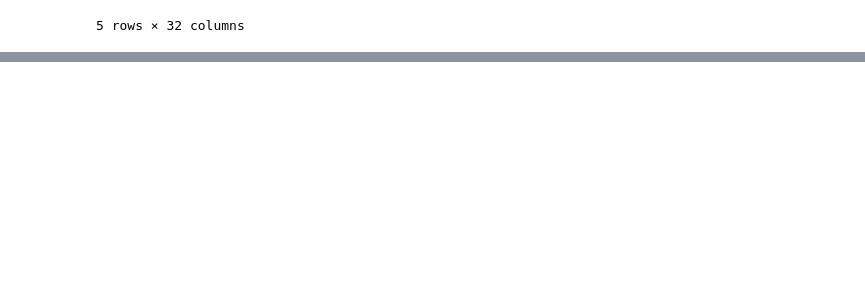
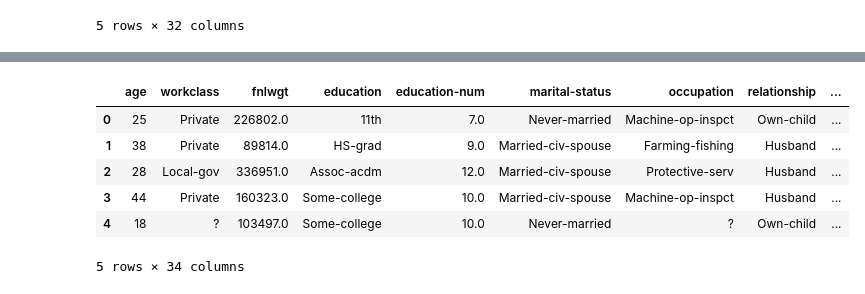
Before and after one commit to Firefwing999/coen242-project, a Jupyter notebook: COEN242 Final Project.ipynb, the cells around one changed output, grey strips where cells are left out. Drawn from its saved outputs; the diff is of its cells as text; code cells hidden in the pictures; blank space fills up the shorter version.

```diff
--- a/COEN242 Final Project.ipynb
+++ b/COEN242 Final Project.ipynb
@@ -99,7 +100,7 @@ df_indexer.toPandas().head(5)
 5 rows × 23 columns
 # %%
 #Apply one hot encoding on categorical variables
-onehotencoder = [OneHotEncoder(inputCol=column+"_index", outputCol=column+"_vec").fit(df_indexer) for column in categorical_cols]
+onehotencoder = [OneHotEncoder(inputCol=column+"_index", outputCol=column+"_vec") for column in categorical_cols]
 
 pipeline = Pipeline(stages = onehotencoder)
 df_onehotencoded = pipeline.fit(df_indexer).transform(df_indexer)
@@ -154,0 +154,6 @@ spark.version
+# %%
+#convert income dependant variable into binary value
+label_indexer = [StringIndexer(inputCol="income", outputCol="label")]
+
+pipeline = Pipeline(stages = label_indexer)
+df_label_indexer = pipeline.fit(df_vectorized).transform(df_vectorized)
@@ -154,0 +170,6 @@ spark.version
+# %%
+#standard scaler to standardize features
+scaler = [StandardScaler(inputCol="vectorized_features", outputCol="features")]
+
+pipeline = Pipeline(stages = scaler)
+df_scaled = pipeline.fit(df_label_indexer).transform(df_label_indexer)
@@ -154,0 +205,20 @@ spark.version
+# %%
+#run test data through data pipeline
+pipeline_test = Pipeline(stages = indexers)
+df_test = pipeline_test.fit(df_test).transform(df_test)
+pipeline_test = Pipeline(stages = onehotencoder)
+df_test = pipeline_test.fit(df_test).transform(df_test)
+pipeline_test = Pipeline(stages = assembler)
+df_test = pipeline_test.fit(df_test).transform(df_test)
+pipeline_test = Pipeline(stages = label_indexer)
+df_test = pipeline_test.fit(df_test).transform(df_test)
+pipeline_test = Pipeline(stages = scaler)
+df_test = pipeline_test.fit(df_test).transform(df_test)
+# %% [output]
+|  | age | workclass | fnlwgt | education | education-num | marital-status | occupation | relationship | ... |
+| 0 | 25 | Private | 226802.0 | 11th | 7.0 | Never-married | Machine-op-inspct | Own-child | ... |
+| 1 | 38 | Private | 89814.0 | HS-grad | 9.0 | Married-civ-spouse | Farming-fishing | Husband | ... |
+| 2 | 28 | Local-gov | 336951.0 | Assoc-acdm | 12.0 | Married-civ-spouse | Protective-serv | Husband | ... |
+| 3 | 44 | Private | 160323.0 | Some-college | 10.0 | Married-civ-spouse | Machine-op-inspct | Husband | ... |
+| 4 | 18 | ? | 103497.0 | Some-college | 10.0 | Never-married | ? | Own-child | ... |
+5 rows × 34 columns
```
Also changed, not shown: parts of 15 cells of this notebook, 3 other files.
